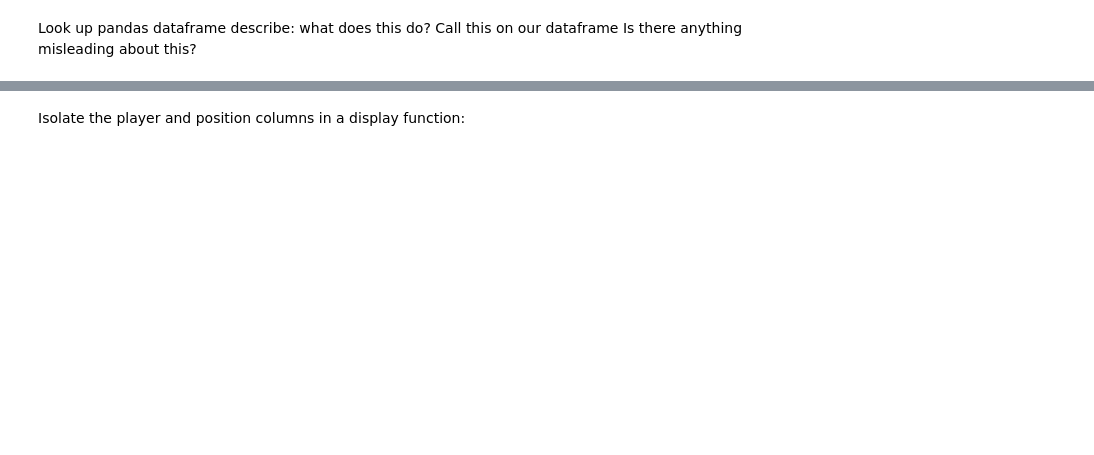
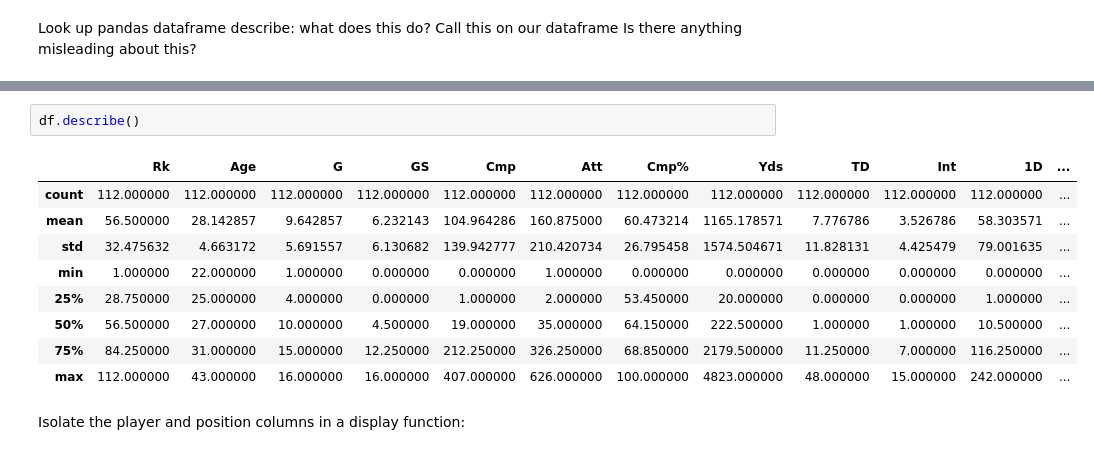
Before and after one commit to rielaben/MSAS_Modules_2021_2022, a Jupyter notebook: Week 3/Module_3.ipynb, the cells around one changed output, grey strips where cells are left out. Drawn from its saved outputs; the diff is of its cells as text; blank space fills up the shorter version.

```diff
--- a/Week 3/Module_3.ipynb
+++ b/Week 3/Module_3.ipynb
@@ -57,2 +156,14 @@ df.head()
+# %%
+df.describe()
+# %% [output]
+|  | Rk | Age | G | GS | Cmp | Att | Cmp% | Yds | TD | Int | 1D | ... |
+| count | 112.000000 | 112.000000 | 112.000000 | 112.000000 | 112.000000 | 112.000000 | 112.000000 | 112.000000 | 112.000000 | 112.000000 | 112.000000 | ... |
+| mean | 56.500000 | 28.142857 | 9.642857 | 6.232143 | 104.964286 | 160.875000 | 60.473214 | 1165.178571 | 7.776786 | 3.526786 | 58.303571 | ... |
+| std | 32.475632 | 4.663172 | 5.691557 | 6.130682 | 139.942777 | 210.420734 | 26.795458 | 1574.504671 | 11.828131 | 4.425479 | 79.001635 | ... |
+| min | 1.000000 | 22.000000 | 1.000000 | 0.000000 | 0.000000 | 1.000000 | 0.000000 | 0.000000 | 0.000000 | 0.000000 | 0.000000 | ... |
+| 25% | 28.750000 | 25.000000 | 4.000000 | 0.000000 | 1.000000 | 2.000000 | 53.450000 | 20.000000 | 0.000000 | 0.000000 | 1.000000 | ... |
+| 50% | 56.500000 | 27.000000 | 10.000000 | 4.500000 | 19.000000 | 35.000000 | 64.150000 | 222.500000 | 1.000000 | 1.000000 | 10.500000 | ... |
+| 75% | 84.250000 | 31.000000 | 15.000000 | 12.250000 | 212.250000 | 326.250000 | 68.850000 | 2179.500000 | 11.250000 | 7.000000 | 116.250000 | ... |
+| max | 112.000000 | 43.000000 | 16.000000 | 16.000000 | 407.000000 | 626.000000 | 100.000000 | 4823.000000 | 48.000000 | 15.000000 | 242.000000 | ... |
 # %% [markdown]
 Isolate the player and position columns in a display function:
```
Also changed, not shown: parts of 55 cells of this notebook.
